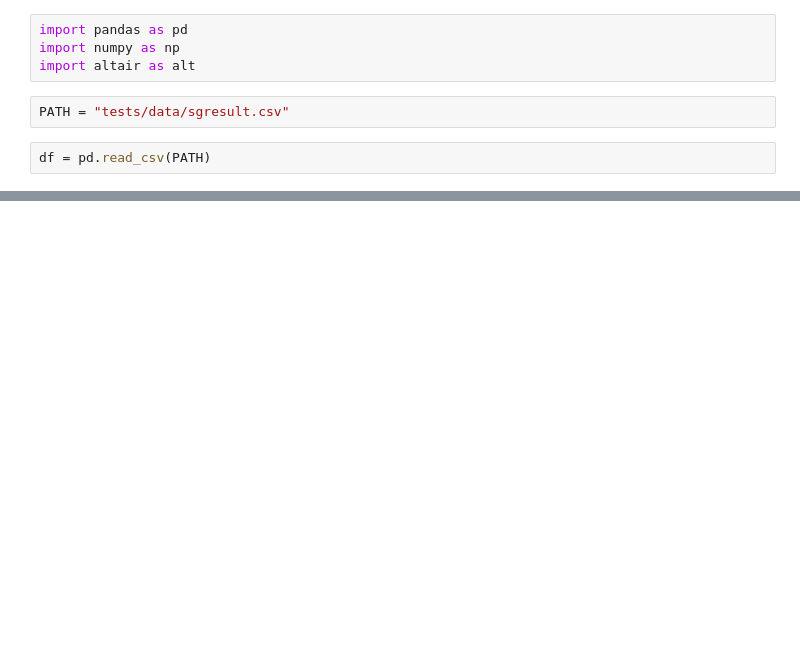
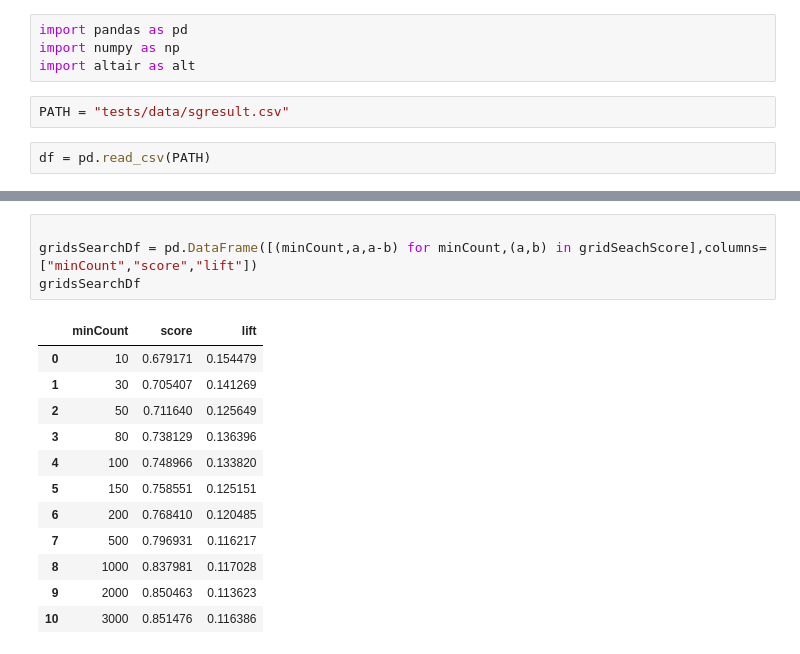
Before and after one commit to brendonlin/iris, a Jupyter notebook: checkStGameResult.ipynb, the cells around one changed output, grey strips where cells are left out. Saved outputs shown, nothing was run; the diff lists cells and outputs as text; blank space fills up the shorter version.

```diff
--- a/checkStGameResult.ipynb
+++ b/checkStGameResult.ipynb
@@ -44,0 +47,17 @@ Name: target, dtype: float64
+# %%
+
+gridsSearchDf = pd.DataFrame([(minCount,a,a-b) for minCount,(a,b) in gridSeachScore],columns=["minCount","score","lift"])
+gridsSearchDf
+# %% [output]
+|  | minCount | score | lift |
+| 0 | 10 | 0.679171 | 0.154479 |
+| 1 | 30 | 0.705407 | 0.141269 |
+| 2 | 50 | 0.711640 | 0.125649 |
+| 3 | 80 | 0.738129 | 0.136396 |
+| 4 | 100 | 0.748966 | 0.133820 |
+| 5 | 150 | 0.758551 | 0.125151 |
+| 6 | 200 | 0.768410 | 0.120485 |
+| 7 | 500 | 0.796931 | 0.116217 |
+| 8 | 1000 | 0.837981 | 0.117028 |
+| 9 | 2000 | 0.850463 | 0.113623 |
+| 10 | 3000 | 0.851476 | 0.116386 |
```
Also changed, not shown: parts of 5 cells of this notebook, 4 other files.
